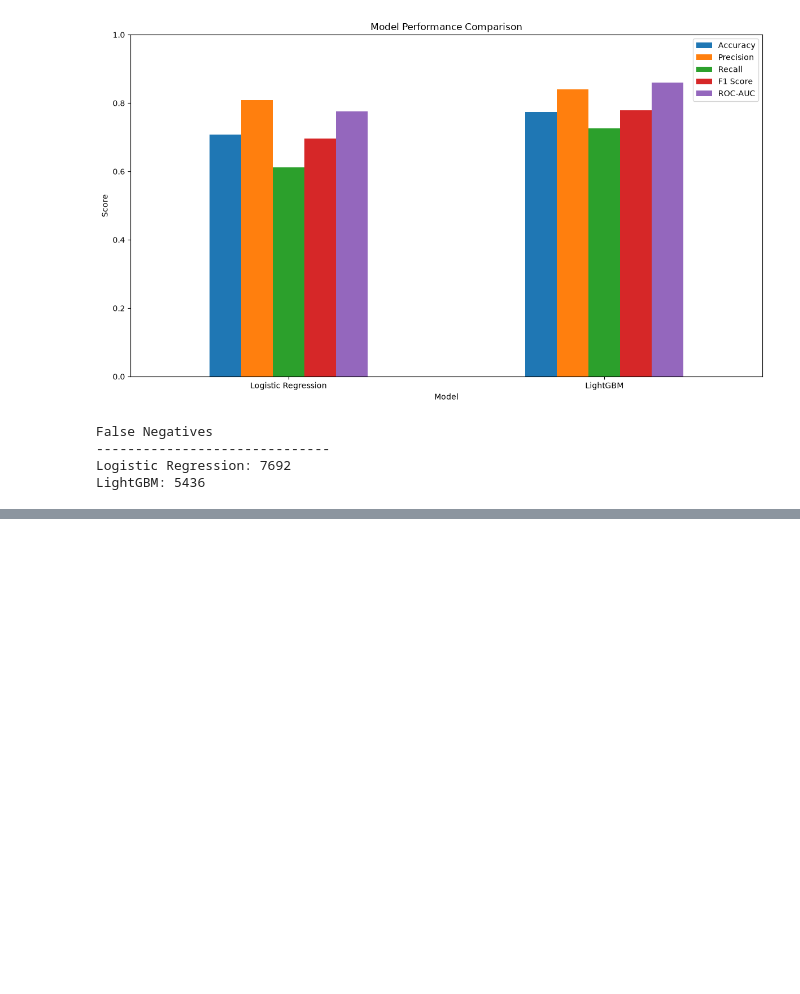
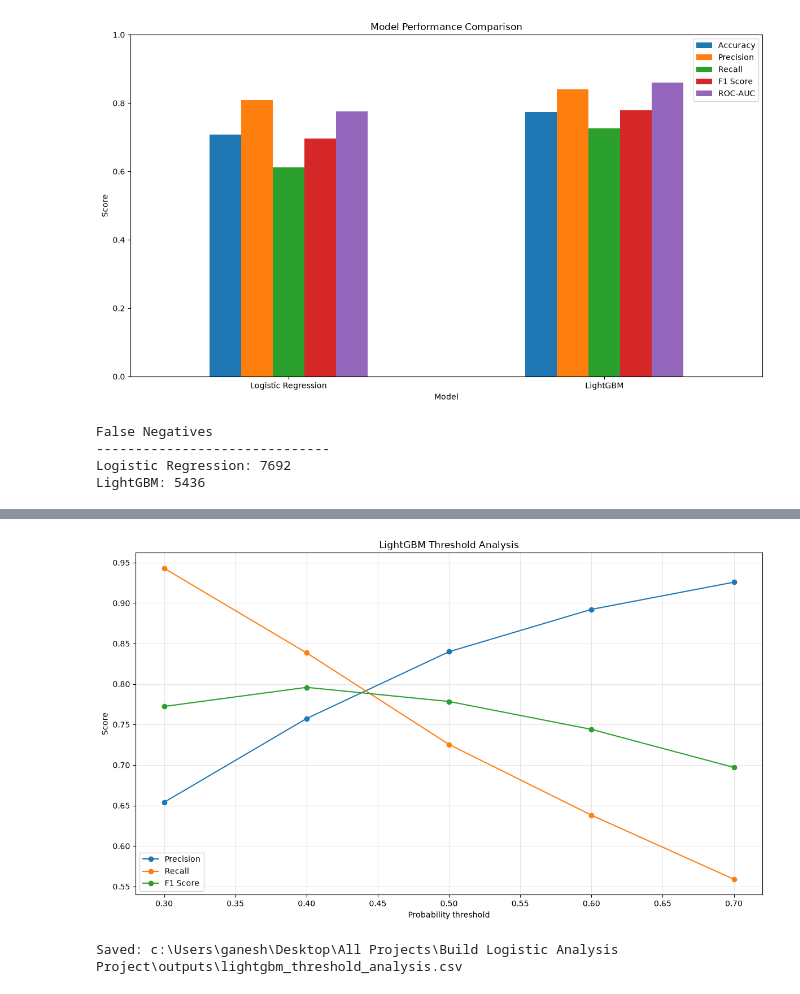
Before and after one commit to shivani1707s/APL-Logistics-Analysis, a Jupyter notebook: notebooks/model_evaluation.ipynb, the cells around one changed output, grey strips where cells are left out. Drawn from its saved outputs; the diff is of its cells as text; code cells hidden in the pictures; blank space fills up the shorter version.

```diff
--- a/notebooks/model_evaluation.ipynb
+++ b/notebooks/model_evaluation.ipynb
@@ -651,0 +678,8 @@ LightGBM: 5436
+# %%
+thresholds = [
+    0.30,
+    0.40,
+    0.50,
+    0.60,
+    0.70
+]
@@ -651,0 +723,46 @@ LightGBM: 5436
+# %%
+plt.figure(figsize=(12,7))
+
+plt.plot(
+    threshold_df["Threshold"],
+    threshold_df["Precision"],
+    marker = "o",
+    label = "Precision"
+)
+
+plt.plot(
+    threshold_df["Threshold"],
+    threshold_df["Recall"],
+    marker = "o",
+    label = "Recall"
+)
+
+plt.plot(
+    threshold_df["Threshold"],
+    threshold_df["F1 Score"],
+    marker = "o",
+    label = "F1 Score"
+)
+
+plt.xlabel("Probability threshold")
+plt.ylabel("Score")
+plt.title("LightGBM Threshold Analysis")
+plt.legend()
+plt.grid(alpha=0.3)
+plt.tight_layout()
+plt.show()
+# %% [output]
+[figure, added]
+# %%
+threshold_path = (
+    OUTPUT_DIR / "lightgbm_threshold_analysis.csv"
+)
+
+threshold_df.to_csv(
+    threshold_path,
+    index= False
+)
+
+print("Saved:", threshold_path)
+# %% [output]
+Saved: c:\Users\ganesh\Desktop\All Projects\Build Logistic Analysis Project\outputs\lightgbm_threshold_analysis.csv
```
Also changed, not shown: parts of 3 cells of this notebook.
